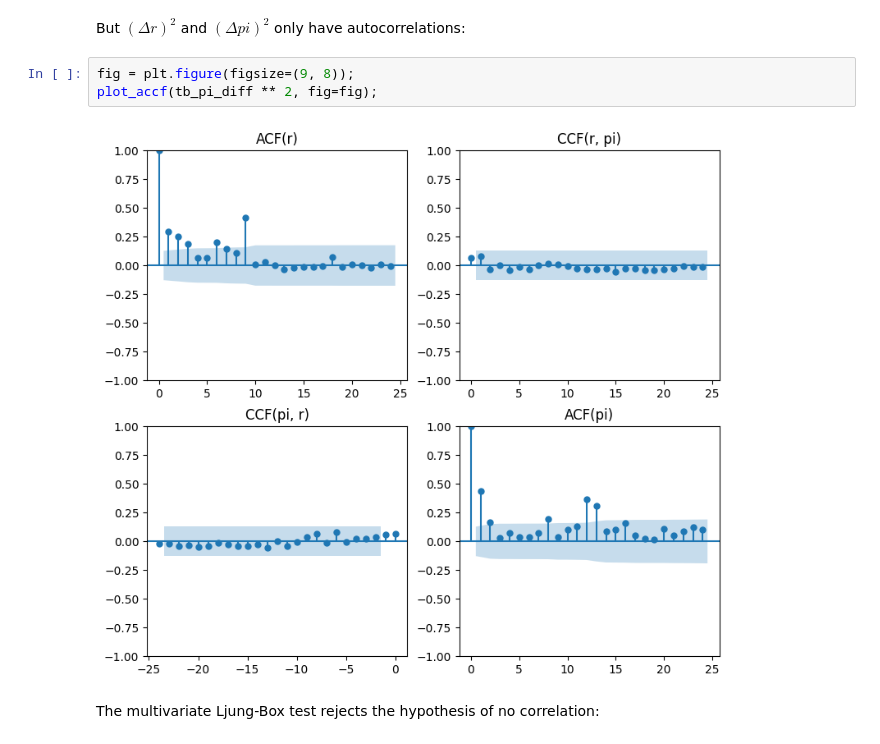
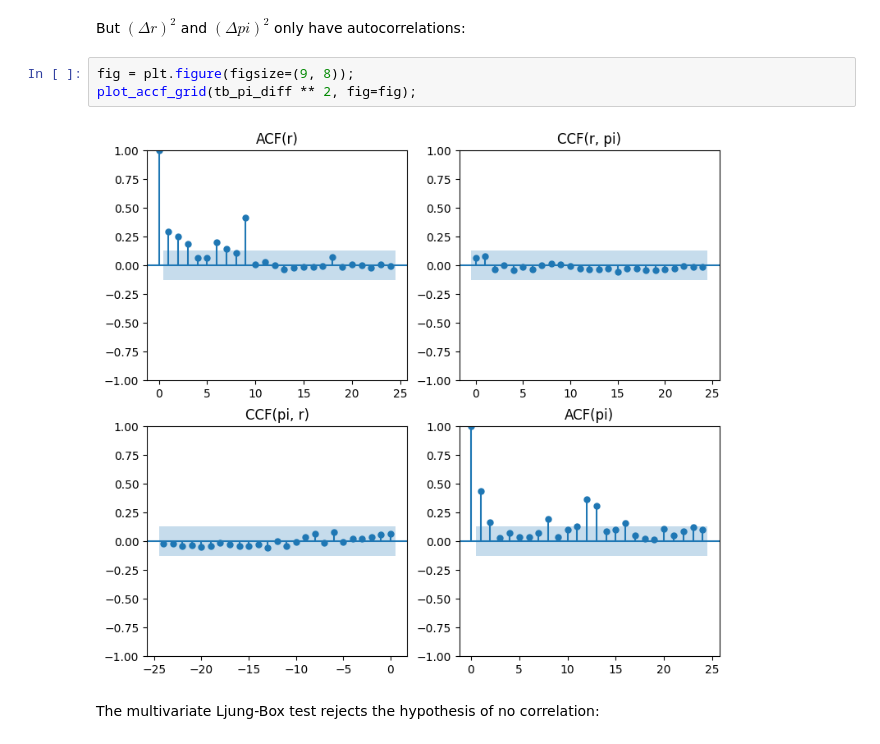
Before and after one commit to aglebov/sdafe, a Jupyter notebook: ch14/Lab.ipynb, the cells around one changed output. Drawn from its saved outputs; the diff is of its cells as text.

```diff
--- a/ch14/Lab.ipynb
+++ b/ch14/Lab.ipynb
@@ -442,9 +442,9 @@ plot_accf(tb_pi_diff, fig=fig);
 But $(\Delta r)^2$ and $(\Delta pi)^2$ only have autocorrelations:
 # %%
 fig = plt.figure(figsize=(9, 8));
-plot_accf(tb_pi_diff ** 2, fig=fig);
+plot_accf_grid(tb_pi_diff ** 2, fig=fig);
 # %% [output]
-[figure, old version]
+[figure, new version]
 # %% [markdown]
 The multivariate Ljung-Box test rejects the hypothesis of no correlation:
 # %%
```
Also changed, not shown: parts of 6 cells of this notebook, 2 other files.
